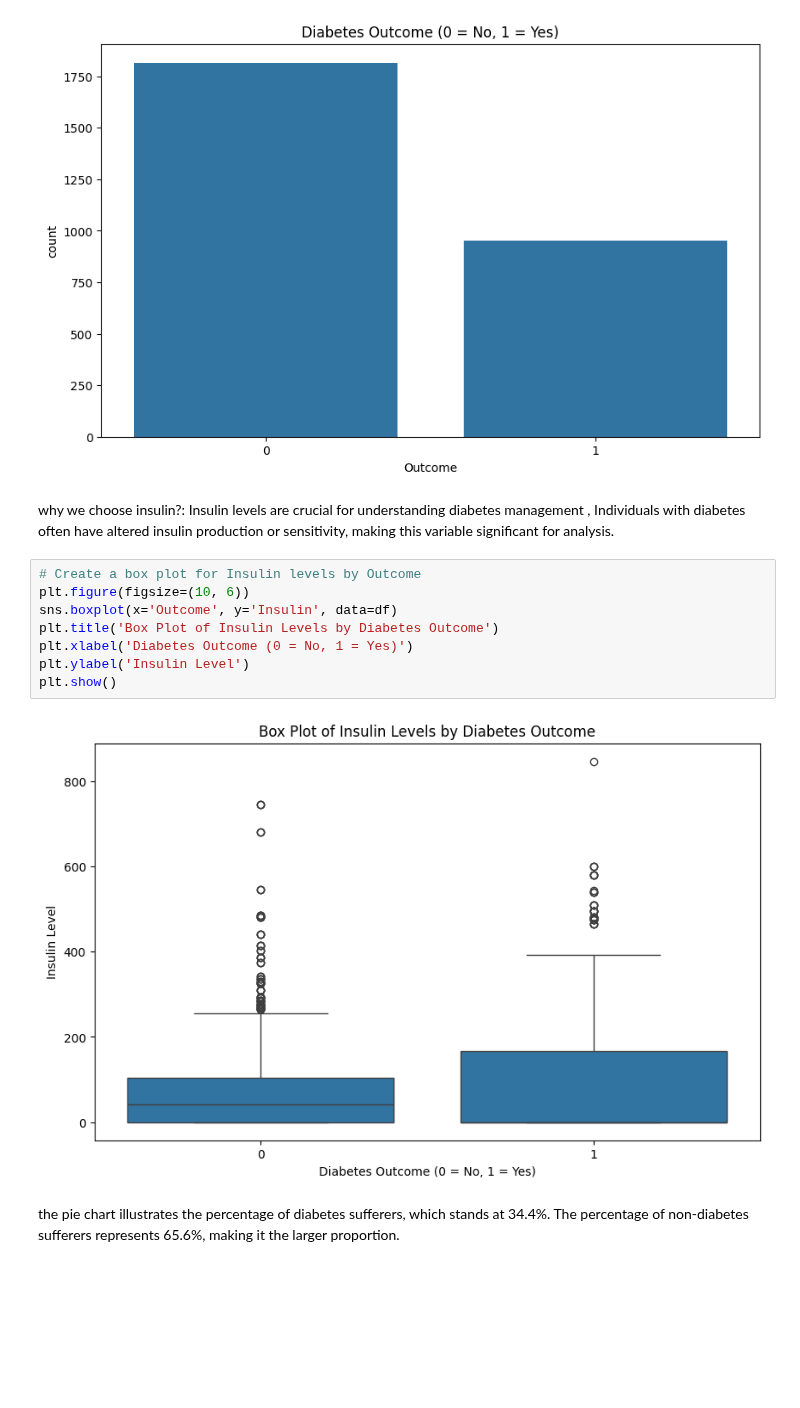
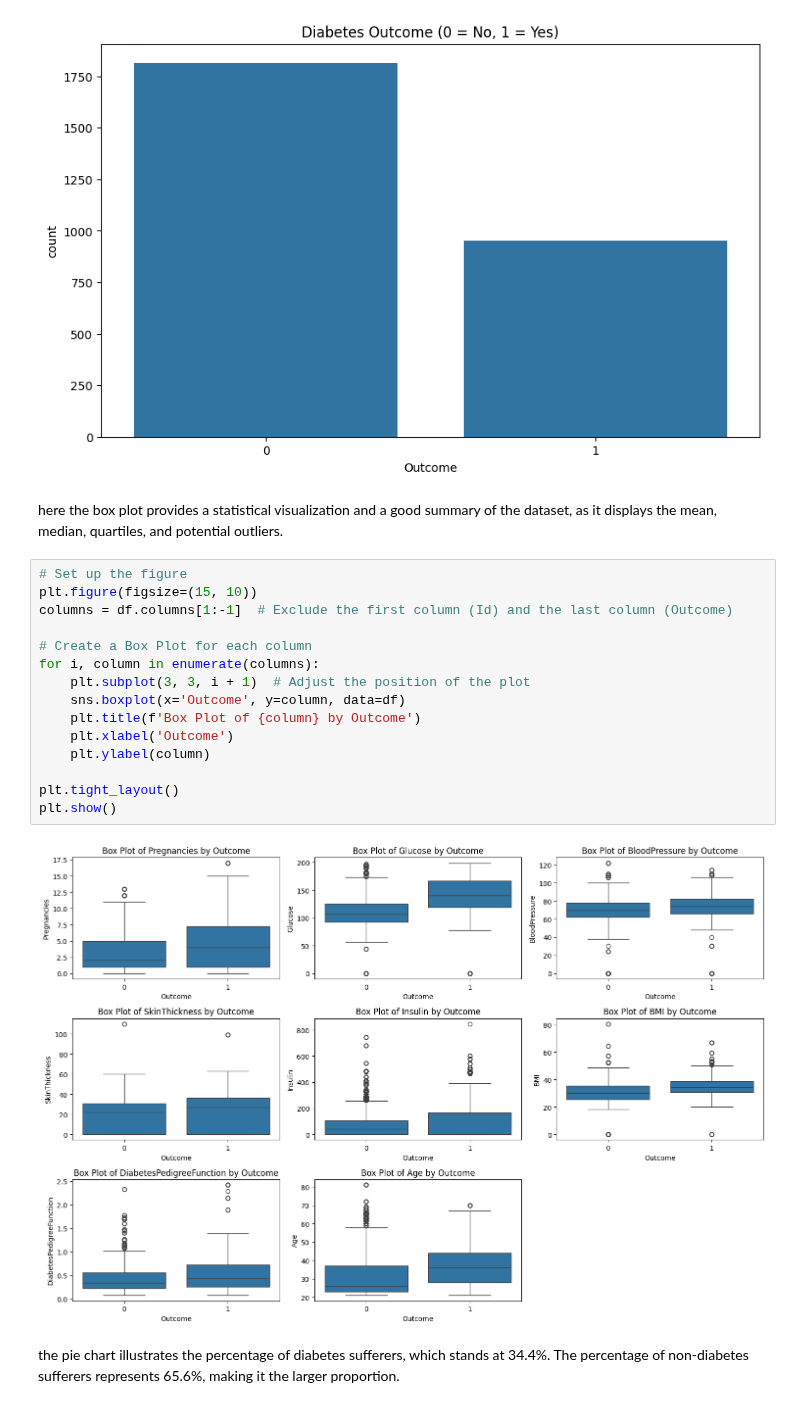
Before and after one commit to WS888-CODER/IT326-PROJECT, a Jupyter notebook: phase 2.ipynb, the cells around one changed output. Drawn from its saved outputs; the diff is of its cells as text; blank space fills up the shorter version.

```diff
--- a/phase 2.ipynb
+++ b/phase 2.ipynb
@@ -198,19 +194,25 @@ plt.title('Diabetes Outcome (0 = No, 1 = Yes)')
 plt.show()
 # %% [output]
 [figure]
-# %% [markdown]
-why we choose insulin?:
-Insulin levels are crucial for understanding diabetes management , Individuals with diabetes often have altered insulin production or sensitivity, making this variable significant for analysis.
-# %%
-# Create a box plot for Insulin levels by Outcome
-plt.figure(figsize=(10, 6))
-sns.boxplot(x='Outcome', y='Insulin', data=df)
-plt.title('Box Plot of Insulin Levels by Diabetes Outcome')
-plt.xlabel('Diabetes Outcome (0 = No, 1 = Yes)')
-plt.ylabel('Insulin Level')
-plt.show()
-# %% [output]
-[figure, removed]
+# %% [markdown]
+here the box plot provides a statistical visualization and a good summary of the dataset, as it displays the mean, median, quartiles, and potential outliers.
+# %%
+# Set up the figure
+plt.figure(figsize=(15, 10))
+columns = df.columns[1:-1]  # Exclude the first column (Id) and the last column (Outcome)
+
+# Create a Box Plot for each column
+for i, column in enumerate(columns):
+    plt.subplot(3, 3, i + 1)  # Adjust the position of the plot
+    sns.boxplot(x='Outcome', y=column, data=df)
+    plt.title(f'Box Plot of {column} by Outcome')
+    plt.xlabel('Outcome')
+    plt.ylabel(column)
+
+plt.tight_layout()
+plt.show()
+# %% [output]
+[figure, added]
 # %% [markdown]
 the pie chart illustrates the percentage of diabetes sufferers, which stands at 34.4%. The percentage of non-diabetes sufferers represents 65.6%, making it the larger proportion.
 # %%
```
Also changed, not shown: parts of 3 cells of this notebook.
